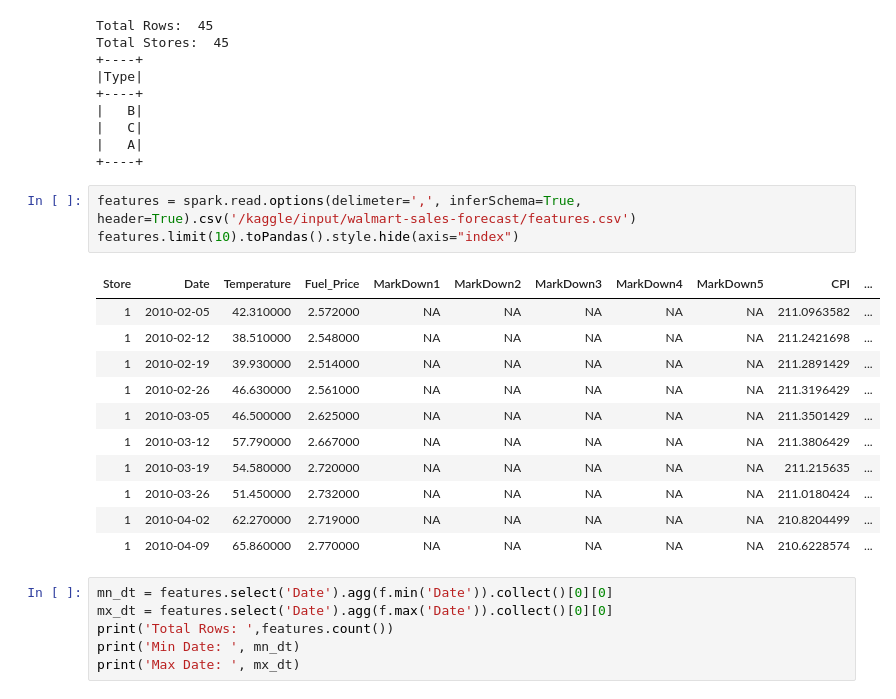
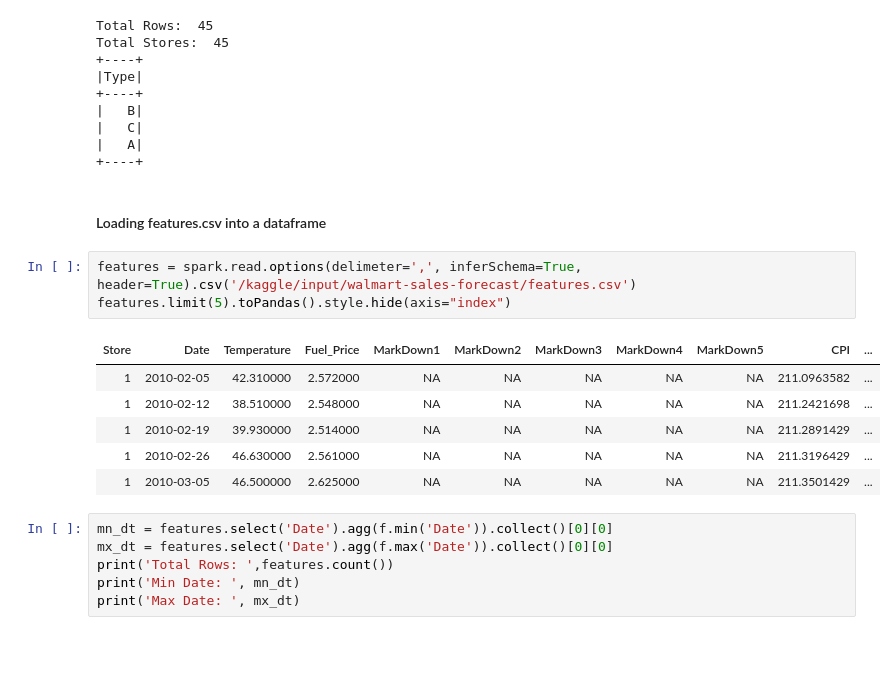
Before and after one commit to Neeraj-Prakash/Sales-Forecast-Time-Series-Analysis, a Jupyter notebook: 01 - EDA.ipynb, the cells around one changed output. Drawn from its saved outputs; the diff is of its cells as text; blank space fills up the shorter version.

```diff
--- a/01 - EDA.ipynb
+++ b/01 - EDA.ipynb
@@ -96,21 +73,18 @@ Total Stores:  45
 |   C|
 |   A|
 +----+
+# %% [markdown]
+#### Loading features.csv into a dataframe
 # %%
 features = spark.read.options(delimeter=',', inferSchema=True, header=True).csv('/kaggle/input/walmart-sales-forecast/features.csv')
-features.limit(10).toPandas().style.hide(axis="index")
+features.limit(5).toPandas().style.hide(axis="index")
 # %% [output]
 | Store | Date | Temperature | Fuel_Price | MarkDown1 | MarkDown2 | MarkDown3 | MarkDown4 | MarkDown5 | CPI | ... |
 | 1 | 2010-02-05 | 42.310000 | 2.572000 | NA | NA | NA | NA | NA | 211.0963582 | ... |
 | 1 | 2010-02-12 | 38.510000 | 2.548000 | NA | NA | NA | NA | NA | 211.2421698 | ... |
 | 1 | 2010-02-19 | 39.930000 | 2.514000 | NA | NA | NA | NA | NA | 211.2891429 | ... |
 | 1 | 2010-02-26 | 46.630000 | 2.561000 | NA | NA | NA | NA | NA | 211.3196429 | ... |
 | 1 | 2010-03-05 | 46.500000 | 2.625000 | NA | NA | NA | NA | NA | 211.3501429 | ... |
-| 1 | 2010-03-12 | 57.790000 | 2.667000 | NA | NA | NA | NA | NA | 211.3806429 | ... |
-| 1 | 2010-03-19 | 54.580000 | 2.720000 | NA | NA | NA | NA | NA | 211.215635 | ... |
-| 1 | 2010-03-26 | 51.450000 | 2.732000 | NA | NA | NA | NA | NA | 211.0180424 | ... |
-| 1 | 2010-04-02 | 62.270000 | 2.719000 | NA | NA | NA | NA | NA | 210.8204499 | ... |
-| 1 | 2010-04-09 | 65.860000 | 2.770000 | NA | NA | NA | NA | NA | 210.6228574 | ... |
 # %%
 mn_dt = features.select('Date').agg(f.min('Date')).collect()[0][0]
 mx_dt = features.select('Date').agg(f.max('Date')).collect()[0][0]
```
Also changed, not shown: parts of 43 cells of this notebook.
